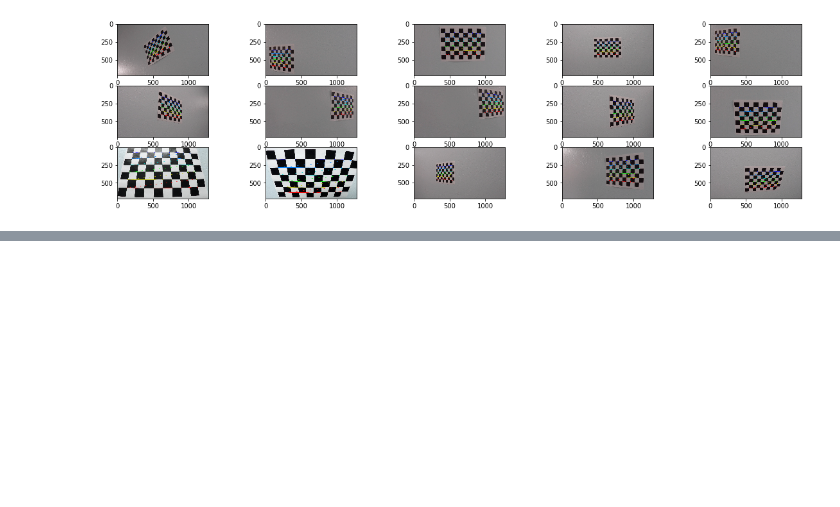
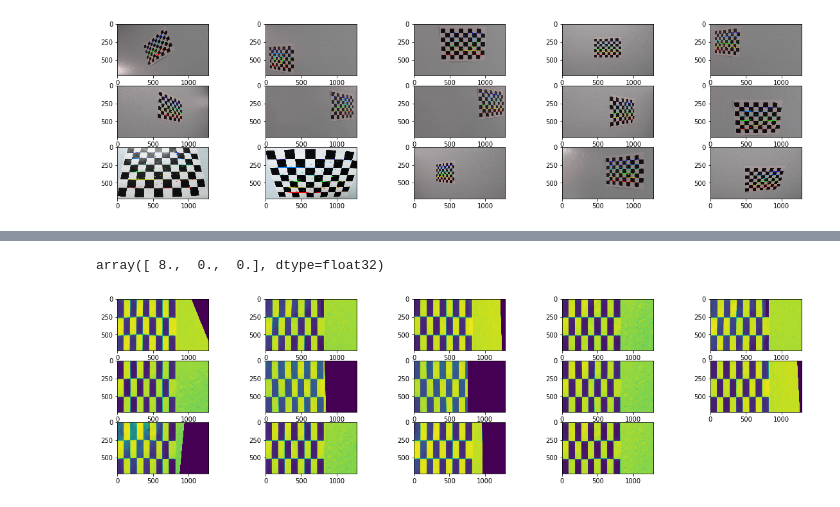
Before and after one commit to Bovey0809/CarND-Advanced-Lane-Lines, a Jupyter notebook: examples/Advanced.ipynb, the cells around one changed output, grey strips where cells are left out. Saved outputs shown, nothing was run; the diff lists cells and outputs as text; code cells hidden in the pictures; blank space fills up the shorter version.

```diff
--- a/examples/Advanced.ipynb
+++ b/examples/Advanced.ipynb
@@ -74,0 +115,18 @@ show_images(des_images, 5)
+# %%
+nx, ny = 9, 6 # nx, ny for pattern.
+objpoints = np.zeros((nx * ny, 3), np.float32) # for one image.
+objpoints[:, :2] = np.mgrid[:nx,:ny].T.reshape(-1, 2)
+objpoints_list = [] # for list of images
+imagepoints_list = []
+image_shape = images_list[0].shape[:-1]
+height, width = image_shape
+patternsize = (nx, ny)
+# undistort and transform perspective
+for image in images_list:
+    image = cv2.cvtColor(image, cv2.COLOR_BGR2GRAY)
+    ret, corners = cv2.findChessboardCorners(image, patternsize)
+    if ret:
+        imagepoints_list.append(corners)
+        objpoints_list.append(objpoints)
+retval, cameraMatrix, distCoeffs, rvecs, tvecs = cv2.calibrateCamera(objpoints_list, imagepoints_list, image_shape, None, None)
+undistort_images_list = [cv2.undistort(image, cameraMatrix, distCoeffs) for image in images_list]
@@ -74,0 +140,18 @@ show_images(des_images, 5)
+# %%
+objpoints[nx-1]
+# %% [output]
+array([ 8.,  0.,  0.], dtype=float32)
+# %%
+warp_list = []
+for undistort_image in undistort_images_list:
+    undistort_image = cv2.cvtColor(undistort_image, cv2.COLOR_BGR2GRAY)
+    ret, corners = cv2.findChessboardCorners(undistort_image, patternsize)
+    if ret:
+        src = np.float32([corners[0], corners[nx-1], corners[-nx], corners[-1]])
+        dst = np.float32([(0,0), (height, 0), (0, width), (height, width)])
+        M = cv2.getPerspectiveTransform(src, dst)
+        warp_list.append(cv2.warpPerspective(undistort_image, M, (width, height)))
+
+show_images(warp_list, 5)
+# %% [output]
+[figure, added]
```
Also changed, not shown: parts of 13 cells of this notebook.
